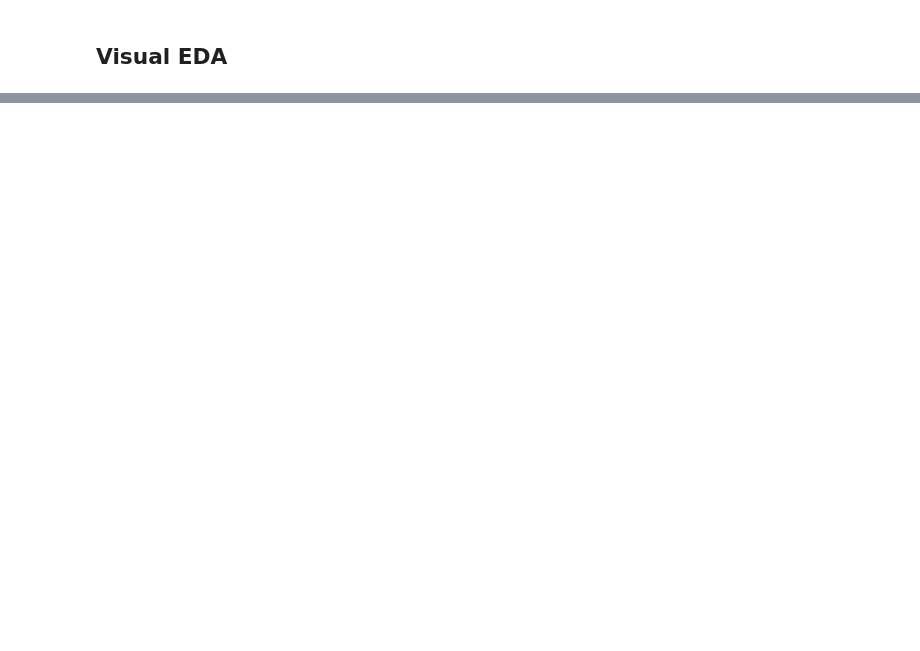
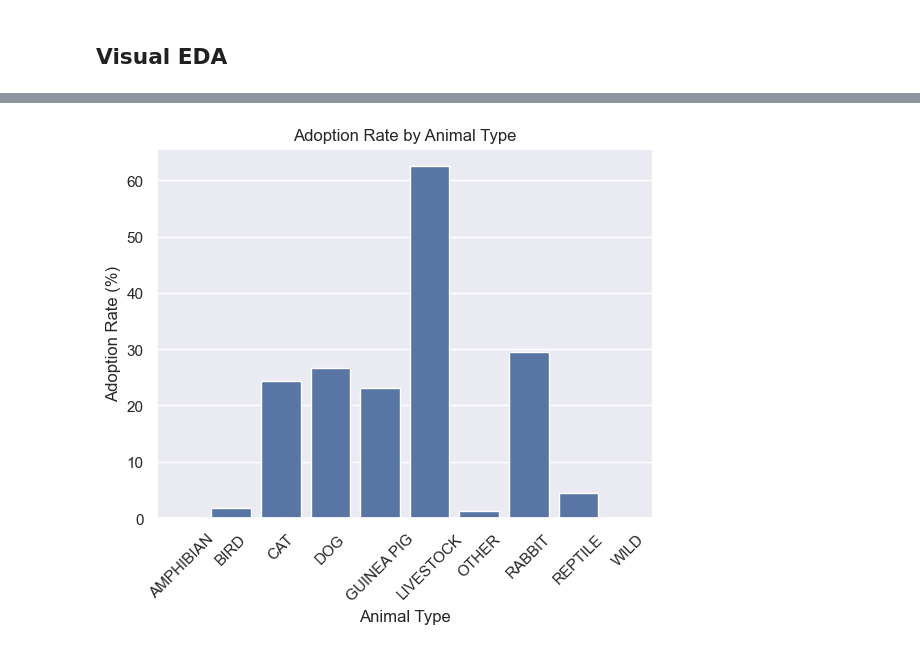
Before and after one commit to giovani-gutierrez/AdoptionPrediction, a Jupyter notebook: eda.ipynb, the cells around one changed output, grey strips where cells are left out. Drawn from its saved outputs; the diff is of its cells as text; code cells hidden in the pictures; blank space fills up the shorter version.

```diff
--- a/eda.ipynb
+++ b/eda.ipynb
@@ -174,0 +217,26 @@ plt.show()
+# %%
+# filter only adopted outcomes
+adopted = data[data['outcome_type'] == 'ADOPTION']
+
+# adopted animals grouped by animal type
+adopted_grouped = adopted.groupby(by=['animal_type'], observed=False)
+
+# all animals grouped by animal type
+animals_grouped = data.groupby(by=['animal_type'], observed='False')
+
+# adoption rates
+adoption_rates = (adopted_grouped.size() / animals_grouped.size()).reset_index(
+    name='adoption_rate'
+)
+
+# adoption rates to percentages
+adoption_rates['adoption_rate'] = adoption_rates.adoption_rate.mul(100)
+
+# plot
+g = sns.barplot(adoption_rates, x='animal_type', y='adoption_rate')
+g.set_xlabel('Animal Type')
+g.set_ylabel('Adoption Rate (%)')
+g.set_title('Adoption Rate by Animal Type')
+g.tick_params(axis='x', rotation=45)
+# %% [output]
+[figure, added]
```
Also changed, not shown: parts of 17 cells of this notebook.
